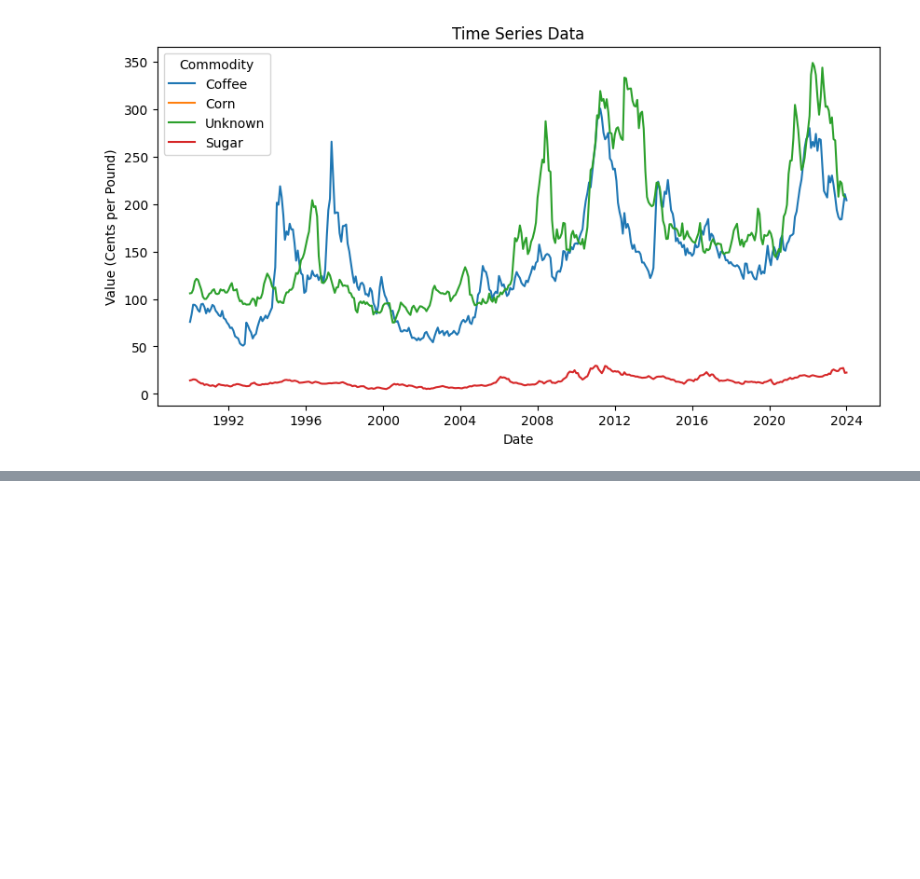
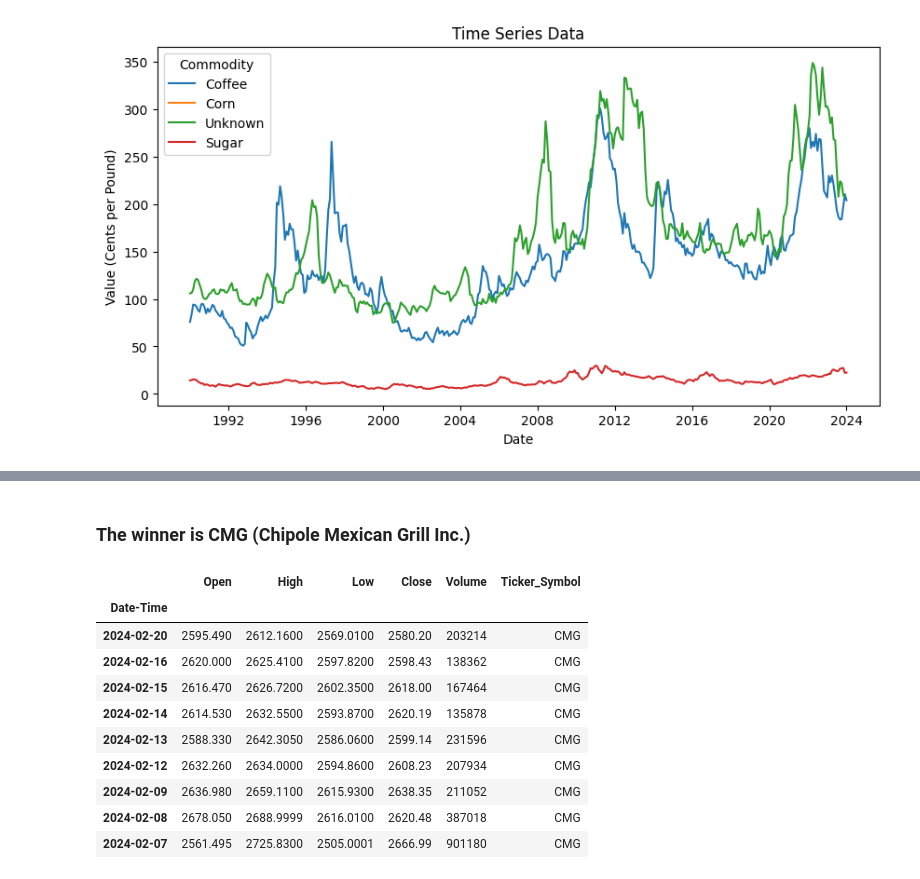
Before and after one commit to TonyZhang2004/Citadel-Summer-Datathon, a Jupyter notebook: EDA.ipynb, the cells around one changed output, grey strips where cells are left out. Cells and saved outputs as stored; diff of their text form; code cells hidden in the pictures; blank space fills up the shorter version.

```diff
--- a/EDA.ipynb
+++ b/EDA.ipynb
@@ -51,0 +107,16 @@ plt.show()
+# %% [markdown]
+### The winner is CMG (Chipole Mexican Grill Inc.)
+# %%
+stock_n_etfs_df[stock_n_etfs_df['Low'] >= 2500]
+# %% [output]
+|  | Open | High | Low | Close | Volume | Ticker_Symbol |
+| Date-Time |  |  |  |  |  |  |
+| 2024-02-20 | 2595.490 | 2612.1600 | 2569.0100 | 2580.20 | 203214 | CMG |
+| 2024-02-16 | 2620.000 | 2625.4100 | 2597.8200 | 2598.43 | 138362 | CMG |
+| 2024-02-15 | 2616.470 | 2626.7200 | 2602.3500 | 2618.00 | 167464 | CMG |
+| 2024-02-14 | 2614.530 | 2632.5500 | 2593.8700 | 2620.19 | 135878 | CMG |
+| 2024-02-13 | 2588.330 | 2642.3050 | 2586.0600 | 2599.14 | 231596 | CMG |
+| 2024-02-12 | 2632.260 | 2634.0000 | 2594.8600 | 2608.23 | 207934 | CMG |
+| 2024-02-09 | 2636.980 | 2659.1100 | 2615.9300 | 2638.35 | 211052 | CMG |
+| 2024-02-08 | 2678.050 | 2688.9999 | 2616.0100 | 2620.48 | 387018 | CMG |
+| 2024-02-07 | 2561.495 | 2725.8300 | 2505.0001 | 2666.99 | 901180 | CMG |
```
Also changed, not shown: parts of 7 cells of this notebook.
